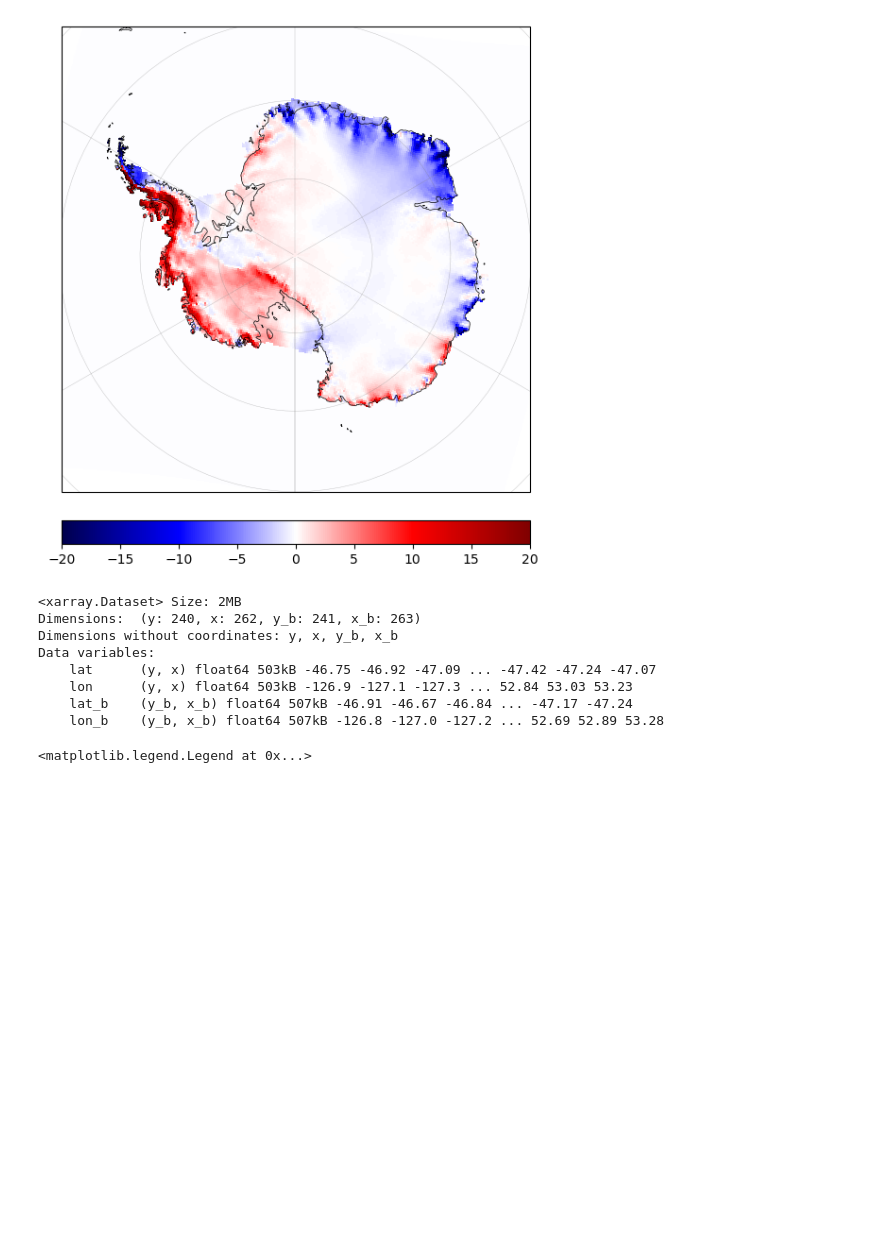
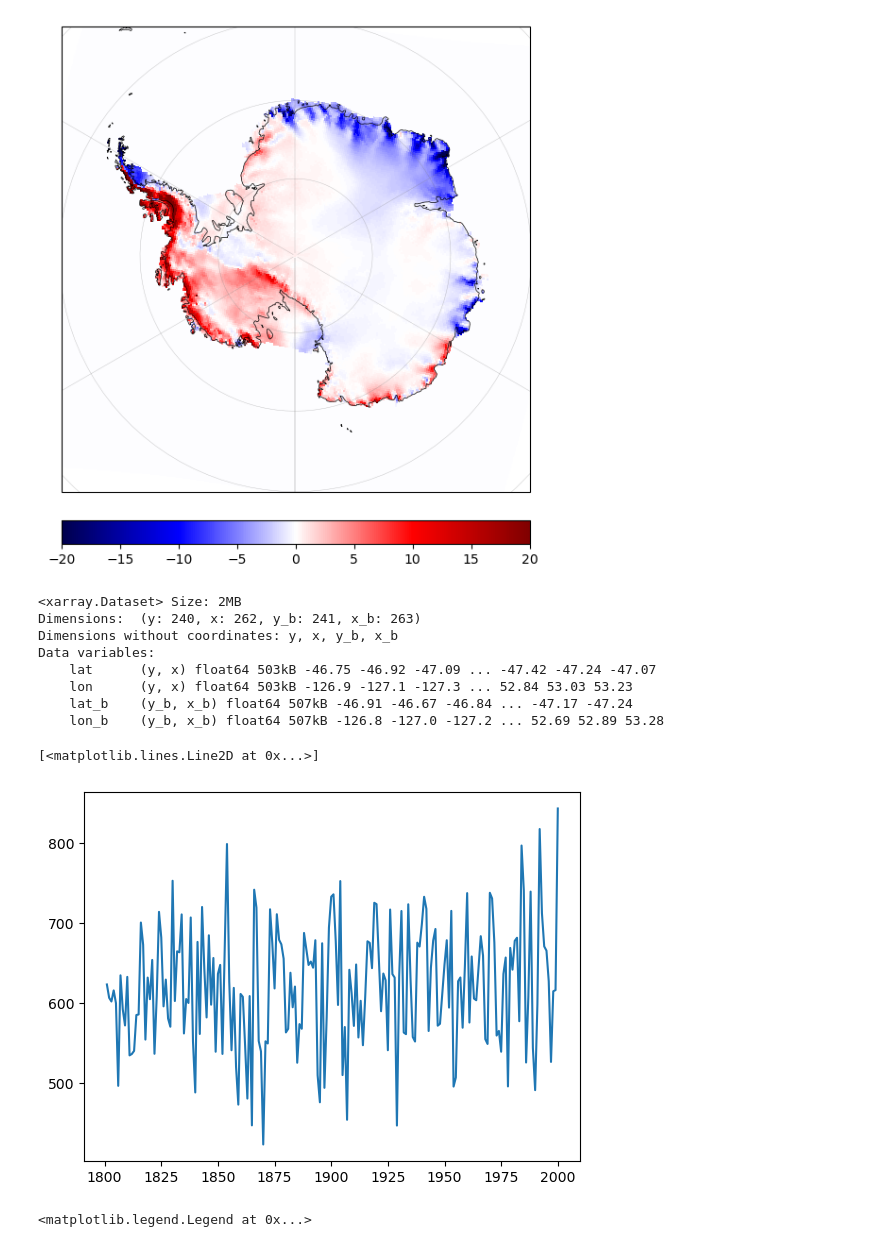
Before and after one commit to advikeswaran/metric-reconstruction, a Jupyter notebook: RACMO_AccumRecon.ipynb, the cells around one changed output. Cells and saved outputs as stored; diff of their text form; code cells hidden in the pictures; blank space fills up the shorter version.

```diff
--- a/RACMO_AccumRecon.ipynb
+++ b/RACMO_AccumRecon.ipynb
@@ -510,6 +510,11 @@ eais_smb = smb_per_basin_Gt[[1,2,11,12,13,14,15,16,17,18]].sum(axis=1)
 ap_smb   = smb_per_basin_Gt[[4,5,6]].sum(axis=1)
 
 years = np.arange(1801, 2001)
+# %%
+plt.plot(years, wais_smb, label='AIS SMB')
+# %% [output]
+[<matplotlib.lines.Line2D at 0x...>]
+[figure, added]
 # %%
 # Compute 19th-century means for each region (baseline = 1801–1900)
 ais_mean_19th  = np.mean(ais_smb[0:100])
```
Also changed, not shown: parts of 1 cell of this notebook, 3 other files.
